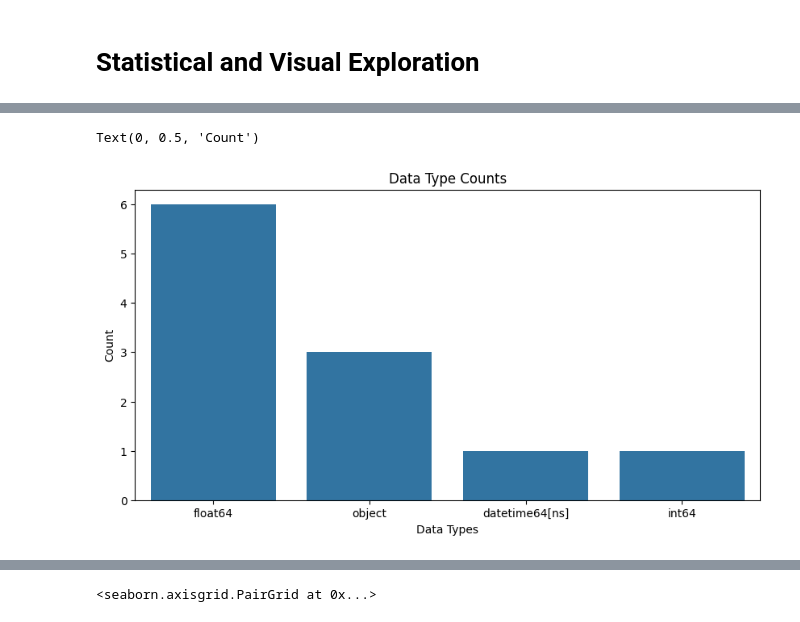
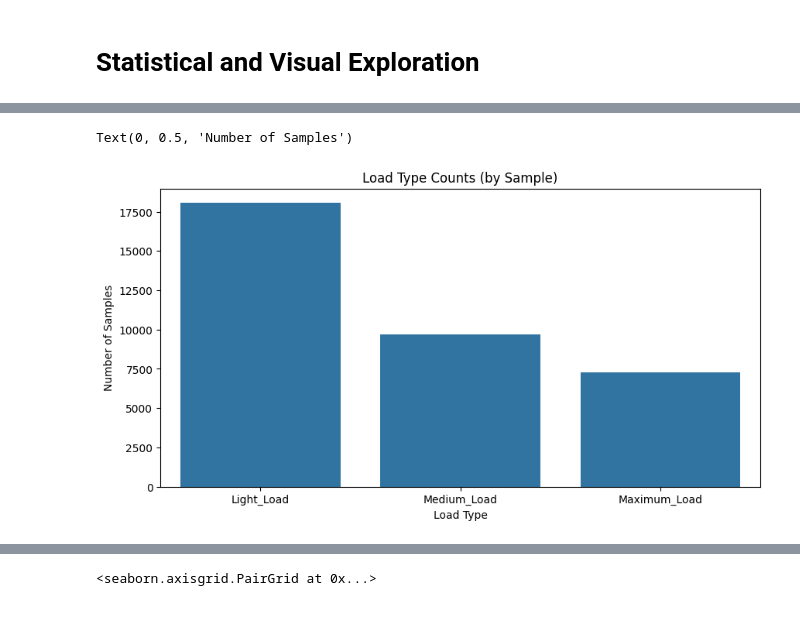
Before and after one commit to zaccowan/MLA_ZSC, a Jupyter notebook: MLA2_ZSC.ipynb, the cells around one changed output, grey strips where cells are left out. Saved outputs shown, nothing was run; the diff lists cells and outputs as text; code cells hidden in the pictures.

Commit message:
Calculated and plotted number of days for each load type as well as number of samples taken of each.

```diff
--- a/MLA2_ZSC.ipynb
+++ b/MLA2_ZSC.ipynb
@@ -119,0 +122,5 @@ types_df=df.dtypes.value_counts()
+# %%
+# the following is the counts for each load type in terms of samples
+# Note: 96 samples were taken per day - a sample every 15 minutes for 24 hours
+load_count_samples=df["load_type"].value_counts()
+load_count_samples
@@ -120,9 +146,9 @@ types_df=df.dtypes.value_counts()
 # %%
 plt.figure(figsize=(10,5))
-sns.barplot(x=types_df.index, y=types_df.values)
-plt.title("Data Type Counts")
-plt.xlabel("Data Types")
-plt.ylabel("Count")
+sns.barplot(x=load_count_samples.index, y=load_count_samples.values)
+plt.title("Load Type Counts (by Sample)")
+plt.xlabel("Load Type")
+plt.ylabel("Number of Samples")
 # %% [output]
-Text(0, 0.5, 'Count')
+Text(0, 0.5, 'Number of Samples')
-[figure, old version]
+[figure, new version]
```
Also changed, not shown: parts of 10 cells of this notebook.
